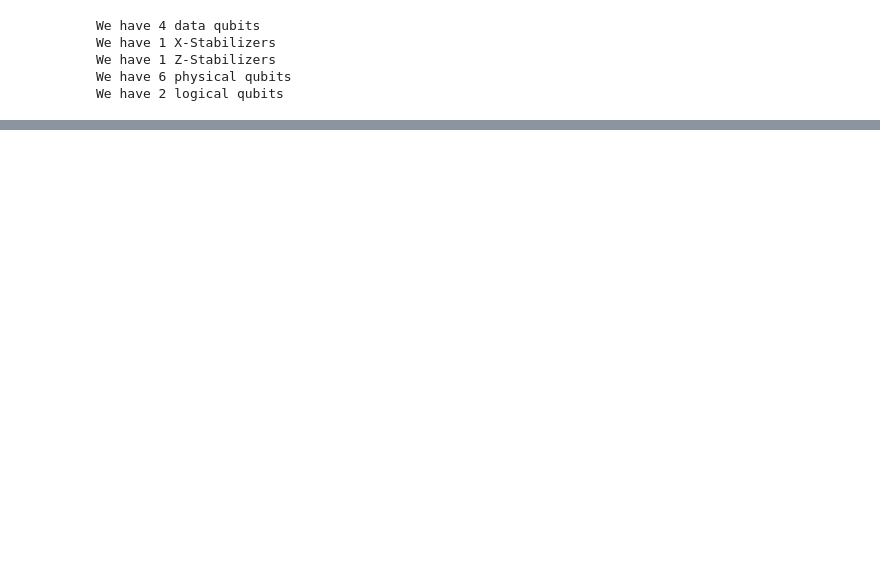
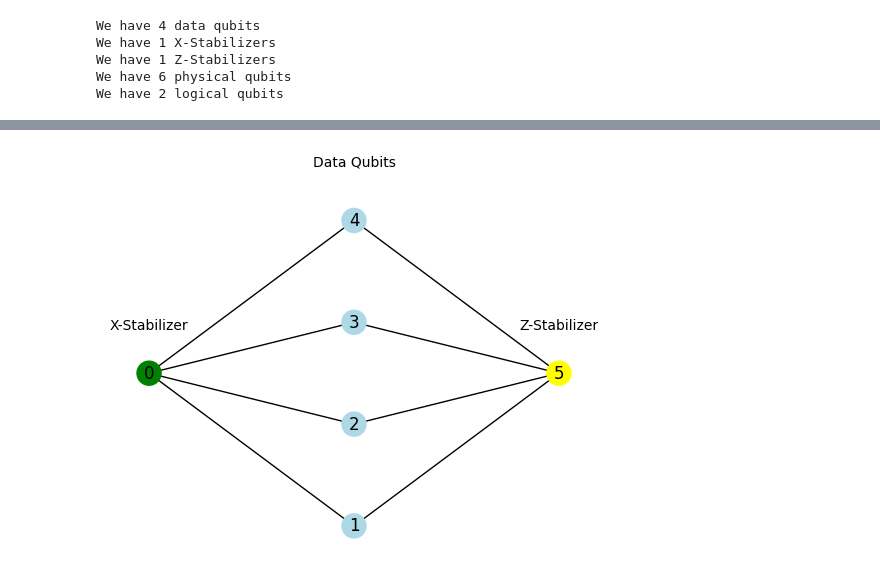
Before and after one commit to michelebanfi/qLDPC-branched-off, a Jupyter notebook: toy_example.ipynb, the cells around one changed output, grey strips where cells are left out. Cells and saved outputs as stored; diff of their text form; code cells hidden in the pictures; blank space fills up the shorter version.

```diff
--- a/toy_example.ipynb
+++ b/toy_example.ipynb
@@ -38,0 +82,34 @@ $\displaystyle \text{Orthogonality test: } H_X \cdot H_Z^T \text{ mod 2 gave}$
+# %%
+G = nx.Graph()
+
+G.add_edge(0, 1)
+G.add_edge(0, 2)
+G.add_edge(0, 3)
+G.add_edge(0, 4)
+
+G.add_edge(1, 5)
+G.add_edge(2, 5)
+G.add_edge(3, 5)
+G.add_edge(4, 5)
+
+pos = {
+    0: (0, 0),
+    1: (1, -1.5),
+    2: (1, -0.5),
+    3: (1, 0.5),
+    4: (1, 1.5),
+    5: (2, 0),
+}
+
+node_colors = ['green' if node in [0] else 'yellow' if node in [5] else 'lightblue' for node in G.nodes()]
+nx.draw_networkx(G, pos, node_color=node_colors, edge_color=None)
+
+plt.text(0, 0.4, 'X-Stabilizer', ha='center', va='bottom', fontsize=10)
+plt.text(2, 0.4, 'Z-Stabilizer', ha='center', va='bottom', fontsize=10)
+plt.text(1, 2, 'Data Qubits', ha='center', va='bottom', fontsize=10)
+
+ax = plt.gca()
+plt.axis("off")
+plt.show()
+# %% [output]
+[figure, added]
```
Also changed, not shown: parts of 4 cells of this notebook.
